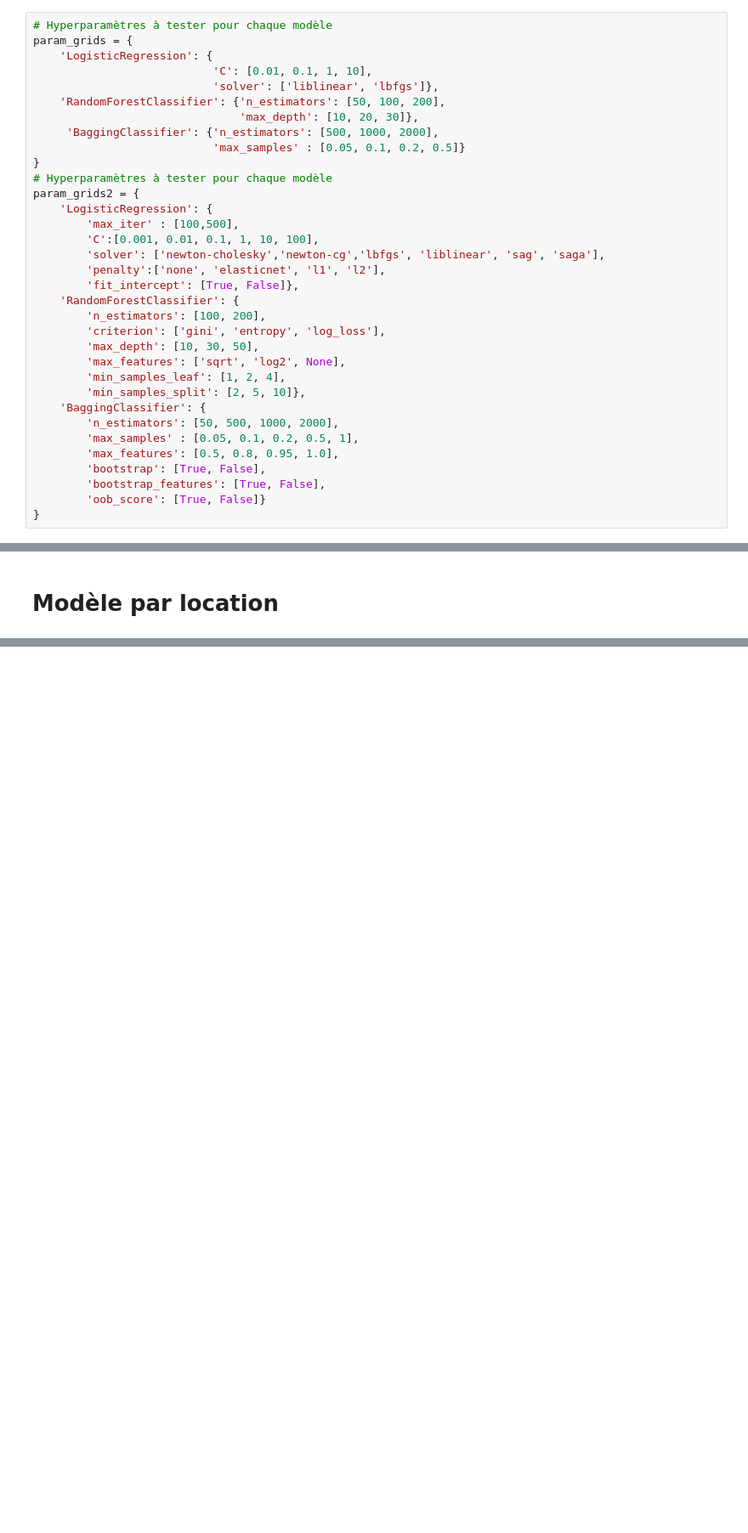
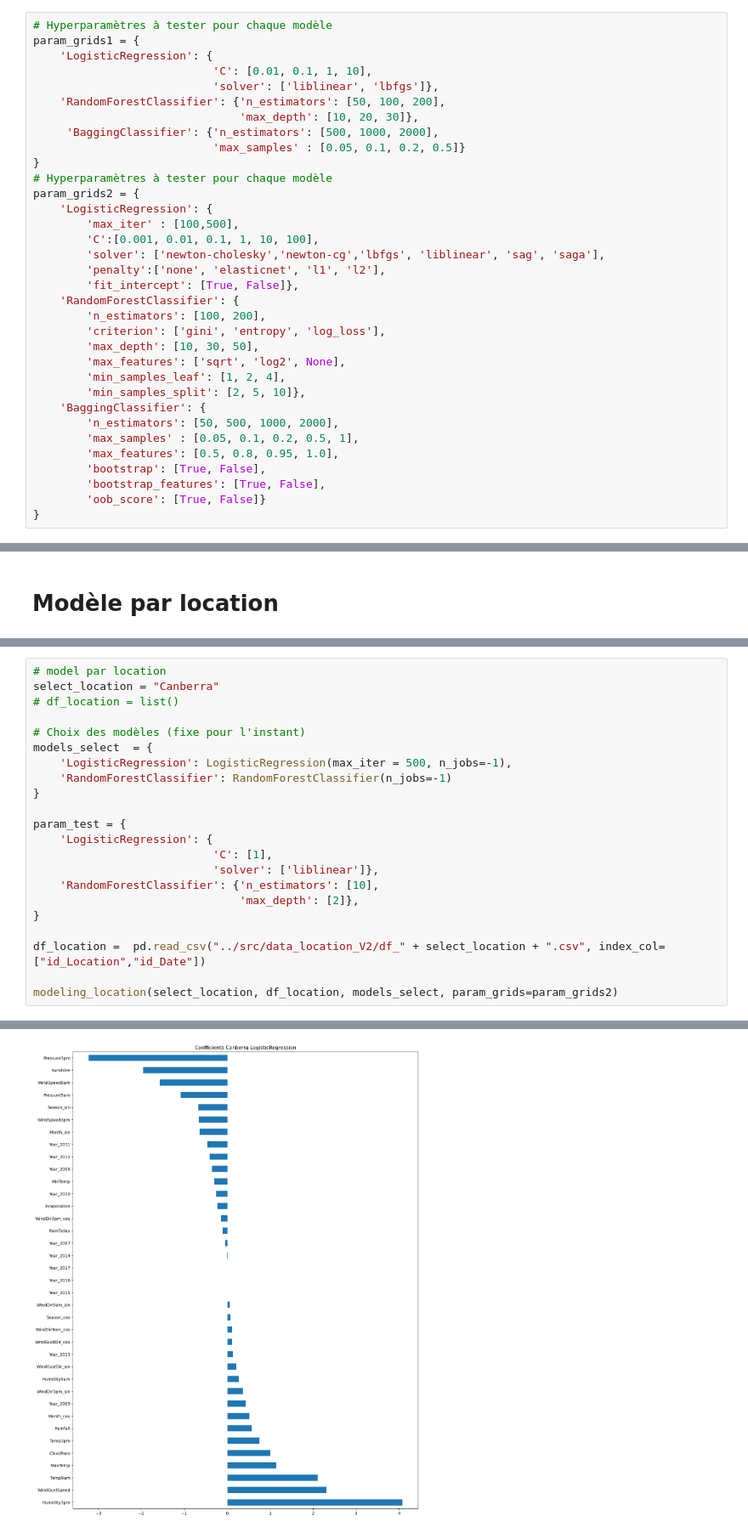
Before and after one commit to alastirm/NOV24_MLOPS_METEO, a Jupyter notebook: notebook/modelling_global.ipynb, the cells around one changed output, grey strips where cells are left out. Shown at 85% size. Cells and saved outputs as stored; diff of their text form; blank space fills up the shorter version.

```diff
--- a/notebook/modelling_global.ipynb
+++ b/notebook/modelling_global.ipynb
@@ -516,6 +528,6 @@ return results_search
 # %%
 # Hyperparamètres à tester pour chaque modèle
-param_grids = {
+param_grids1 = {
     'LogisticRegression': {
                            'C': [0.01, 0.1, 1, 10],
                            'solver': ['liblinear', 'lbfgs']},
@@ -636,0 +1022,23 @@ Invalid Classifier(s)
+# %%
+# model par location
+select_location = "Canberra"
+# df_location = list()
+
+# Choix des modèles (fixe pour l'instant)
+models_select  = {
+    'LogisticRegression': LogisticRegression(max_iter = 500, n_jobs=-1),
+    'RandomForestClassifier': RandomForestClassifier(n_jobs=-1)
+}
+
+param_test = {
+    'LogisticRegression': {
+                           'C': [1],
+                           'solver': ['liblinear']},
+    'RandomForestClassifier': {'n_estimators': [10],
+                               'max_depth': [2]},
+}
+
+df_location =  pd.read_csv("../src/data_location_V2/df_" + select_location + ".csv", index_col=["id_Location","id_Date"])
+
+modeling_location(select_location, df_location, models_select, param_grids=param_grids2)
+# %% [output]
@@ -636,0 +1096 @@ Invalid Classifier(s)
+[figure, added]
```
Also changed, not shown: parts of 21 cells of this notebook, 1 other file.
